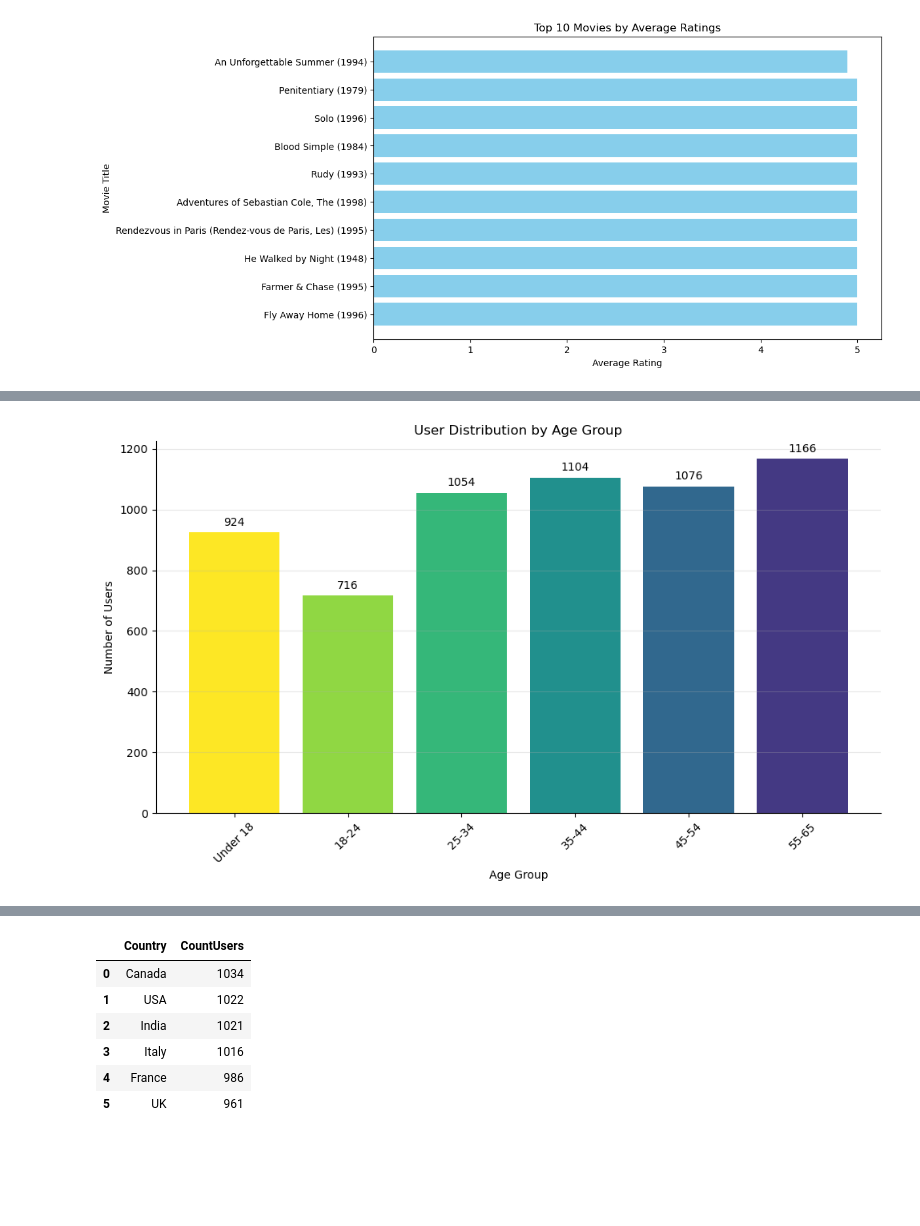
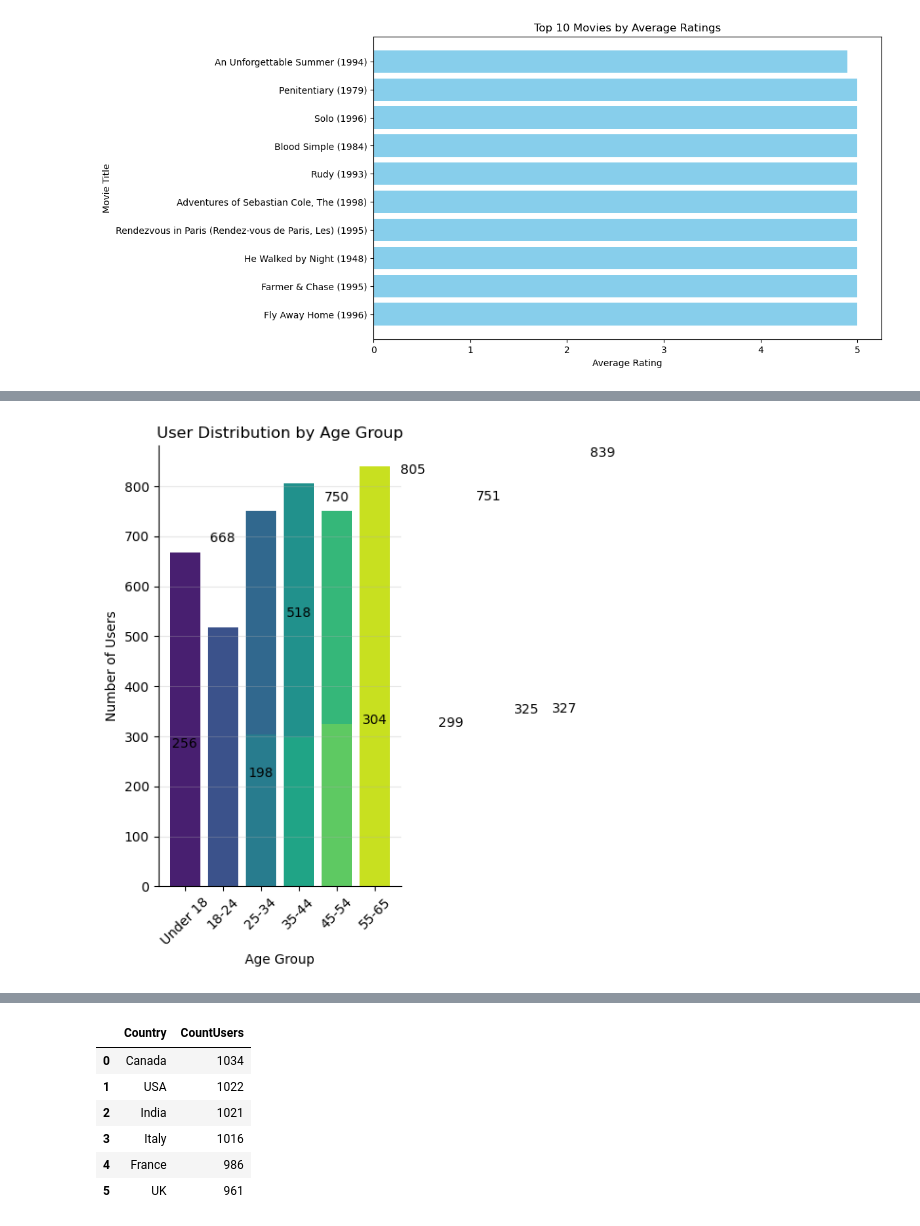
Before and after one commit to alsemenova/streamflix-analytics, a Jupyter notebook: python_scripts/Visualisation Requests by Client.ipynb, the cells around one changed output, grey strips where cells are left out. Saved outputs shown, nothing was run; the diff lists cells and outputs as text; code cells hidden in the pictures; blank space fills up the shorter version.

```diff
--- a/python_scripts/Visualisation Requests by Client.ipynb
+++ b/python_scripts/Visualisation Requests by Client.ipynb
@@ -86,11 +87,12 @@ SELECT
         WHEN AGE BETWEEN 35 AND 44 THEN '35-44'
         WHEN AGE BETWEEN 45 AND 54 THEN '45-54'
         WHEN AGE BETWEEN 55 AND 65 THEN '55-65'
-	ELSE 'There is no AGE groupe'
+	ELSE 'Other'
     END AS AgeGroup,
+    Gender,
     COUNT(*) AS UserCount
     FROM Users
-    GROUP BY AgeGroup
+    GROUP BY AgeGroup, Gender
     ORDER BY MIN(Age);
     ''', engine)
 queryAge
@@ -105,20 +113,20 @@ queryAge
 # %%
 ## Visualisation of User Distribution by Age Group
 plt.figure(figsize=(10, 6))
-colors = plt.cm.viridis_r([i/len(queryAge) for i in range(len(queryAge))])
+colors = plt.cm.viridis([i/len(queryAge) for i in range(len(queryAge))])
 plt.bar(queryAge['AgeGroup'], queryAge['UserCount'], color=colors)
 plt.xlabel('Age Group')
 plt.ylabel('Number of Users')
 plt.title('User Distribution by Age Group')
 plt.xticks(rotation=45)
 
 for i, v in enumerate(queryAge['UserCount']):
     plt.text(i, v + 15, str(v), ha='center', va='bottom')
 
 plt.gca().spines['top'].set_visible(False)
 plt.gca().spines['right'].set_visible(False)
 plt.grid(axis='y', alpha=0.3)
 plt.tight_layout()
 plt.show()
 # %% [output]
-[figure, old version]
+[figure, new version]
```
Also changed, not shown: parts of 10 cells of this notebook, 4 other files.
